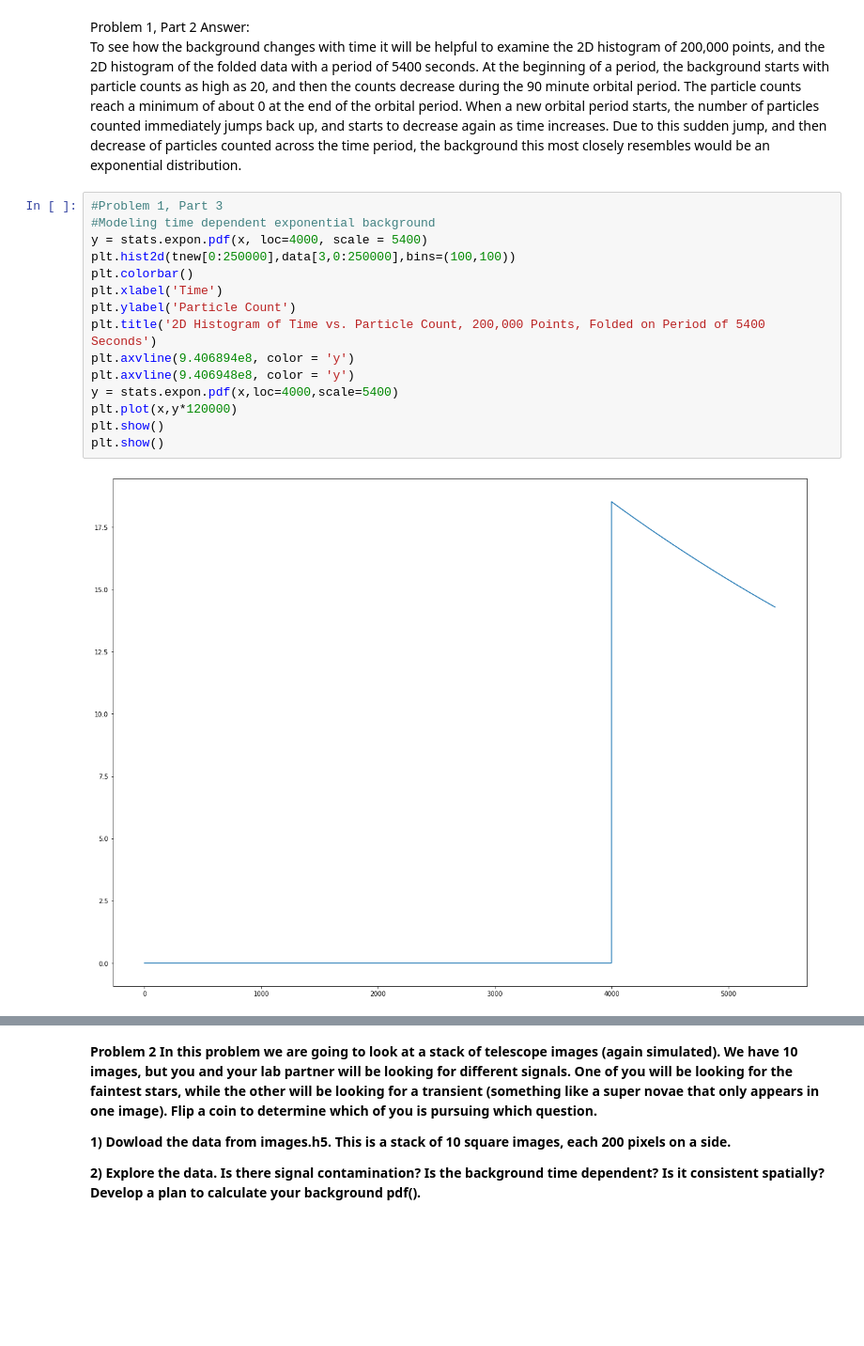
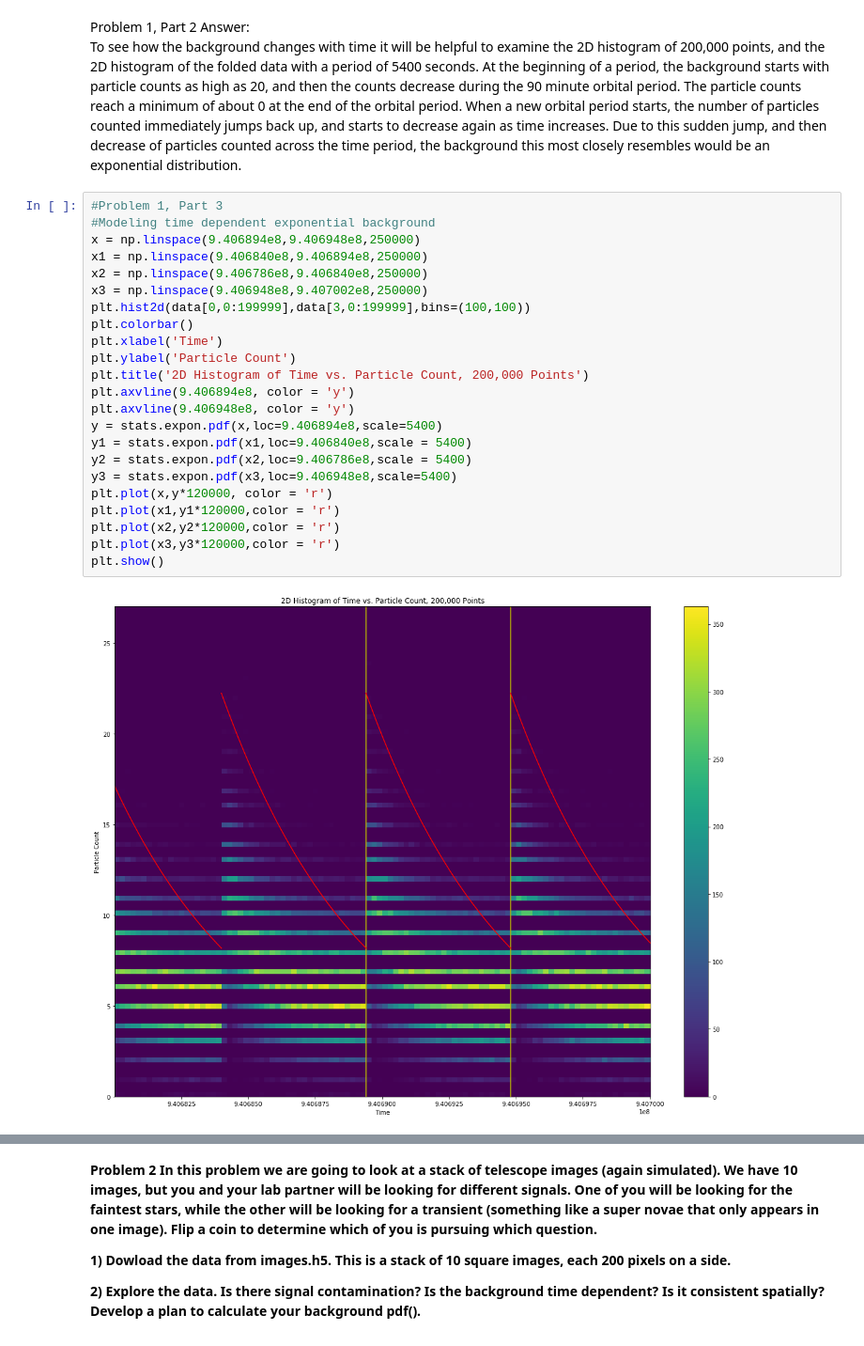
Before and after one commit to ecb49/burns_phys434, a Jupyter notebook: labs/Burns_Lab4.ipynb, the cells around one changed output, grey strips where cells are left out. Shown at 94% size. Saved outputs shown, nothing was run; the diff lists cells and outputs as text; blank space fills up the shorter version.

```diff
--- a/labs/Burns_Lab4.ipynb
+++ b/labs/Burns_Lab4.ipynb
@@ -108,17 +104,25 @@ To see how the background changes with time it will be helpful to examine the 2D
 # %%
 #Problem 1, Part 3
 #Modeling time dependent exponential background
-y = stats.expon.pdf(x, loc=4000, scale = 5400)
-plt.hist2d(tnew[0:250000],data[3,0:250000],bins=(100,100))
+x = np.linspace(9.406894e8,9.406948e8,250000)
+x1 = np.linspace(9.406840e8,9.406894e8,250000)
+x2 = np.linspace(9.406786e8,9.406840e8,250000)
+x3 = np.linspace(9.406948e8,9.407002e8,250000)
+plt.hist2d(data[0,0:199999],data[3,0:199999],bins=(100,100))
 plt.colorbar()
 plt.xlabel('Time')
 plt.ylabel('Particle Count')
-plt.title('2D Histogram of Time vs. Particle Count, 200,000 Points, Folded on Period of 5400 Seconds')
+plt.title('2D Histogram of Time vs. Particle Count, 200,000 Points')
 plt.axvline(9.406894e8, color = 'y')
 plt.axvline(9.406948e8, color = 'y')
-y = stats.expon.pdf(x,loc=4000,scale=5400)
-plt.plot(x,y*120000)
+y = stats.expon.pdf(x,loc=9.406894e8,scale=5400)
+y1 = stats.expon.pdf(x1,loc=9.406840e8,scale = 5400)
+y2 = stats.expon.pdf(x2,loc=9.406786e8,scale = 5400)
+y3 = stats.expon.pdf(x3,loc=9.406948e8,scale=5400)
+plt.plot(x,y*120000, color = 'r')
+plt.plot(x1,y1*120000,color = 'r')
+plt.plot(x2,y2*120000,color = 'r')
+plt.plot(x3,y3*120000,color = 'r')
 plt.show()
-plt.show()
 # %% [output]
-[figure, old version]
+[figure, new version]
```
Also changed, not shown: parts of 5 cells of this notebook.
